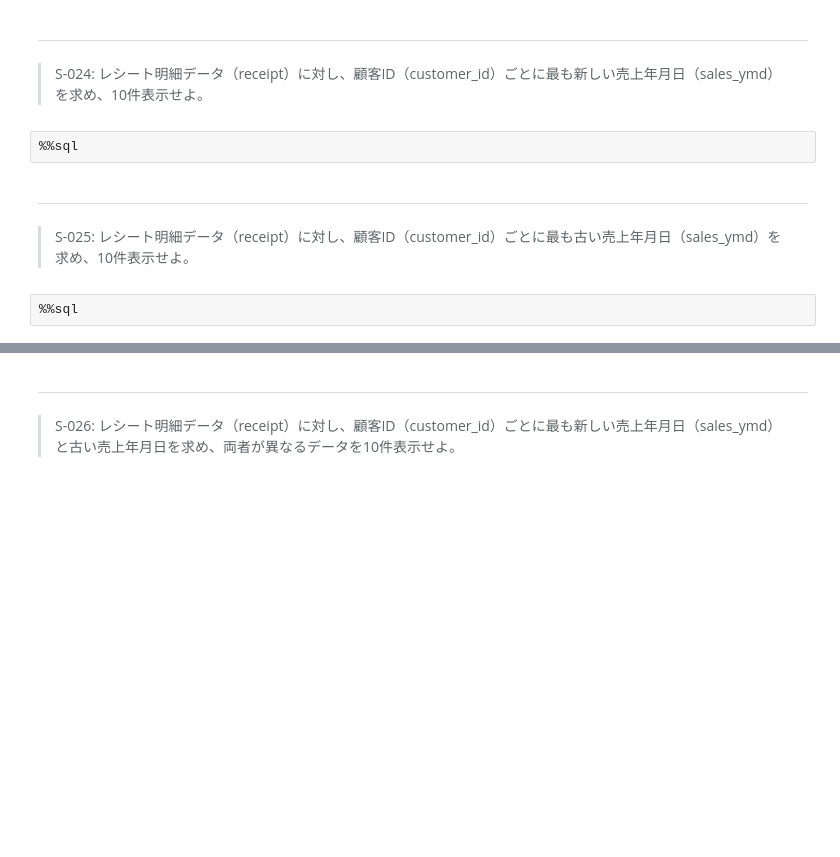
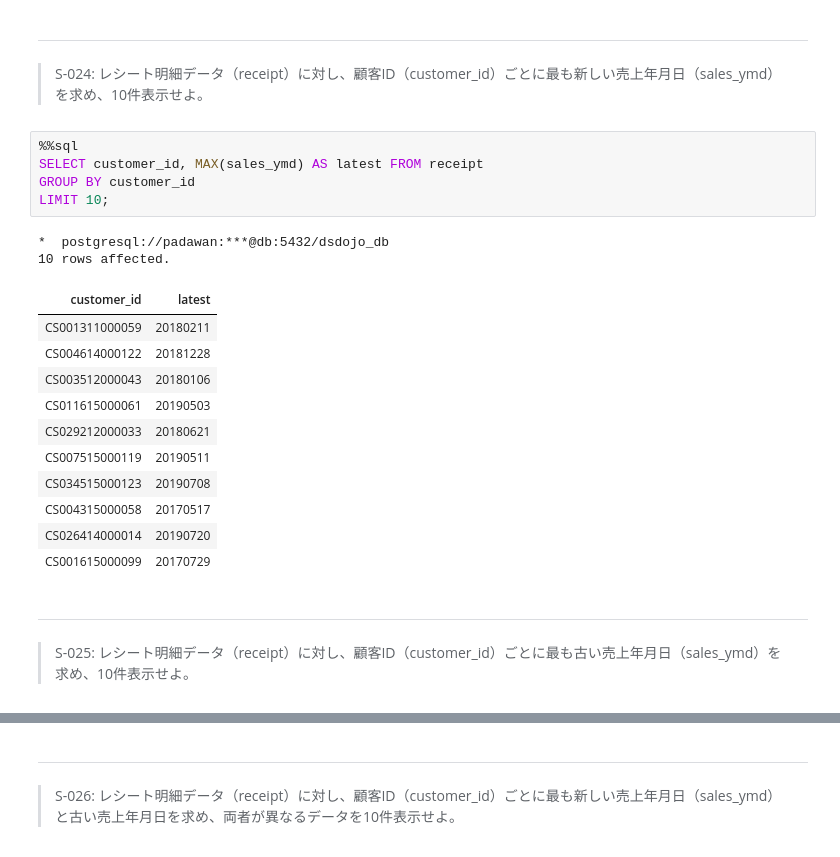
Before and after one commit to toshiaki-suzuki/100knocks-preprocess, a Jupyter notebook: docker/work/preprocess_knock_SQL.ipynb, the cells around one changed output, grey strips where cells are left out. Drawn from its saved outputs; the diff is of its cells as text; blank space fills up the shorter version.

```diff
--- a/docker/work/preprocess_knock_SQL.ipynb
+++ b/docker/work/preprocess_knock_SQL.ipynb
@@ -513,10 +548,25 @@ LIMIT 10;
 # %% [markdown]
 ---
 > S-024: レシート明細データ（receipt）に対し、顧客ID（customer_id）ごとに最も新しい売上年月日（sales_ymd）を求め、10件表示せよ。
-# %%
-%%sql
+# %%
+%%sql
+SELECT customer_id, MAX(sales_ymd) AS latest FROM receipt
+GROUP BY customer_id
+LIMIT 10;
+# %% [output]
+*  postgresql://padawan:***@db:5432/dsdojo_db
+10 rows affected.
+| customer_id | latest |
+| CS001311000059 | 20180211 |
+| CS004614000122 | 20181228 |
+| CS003512000043 | 20180106 |
+| CS011615000061 | 20190503 |
+| CS029212000033 | 20180621 |
+| CS007515000119 | 20190511 |
+| CS034515000123 | 20190708 |
+| CS004315000058 | 20170517 |
+| CS026414000014 | 20190720 |
+| CS001615000099 | 20170729 |
 # %% [markdown]
 ---
 > S-025: レシート明細データ（receipt）に対し、顧客ID（customer_id）ごとに最も古い売上年月日（sales_ymd）を求め、10件表示せよ。
-# %%
-%%sql
```
Also changed, not shown: parts of 16 cells of this notebook.
